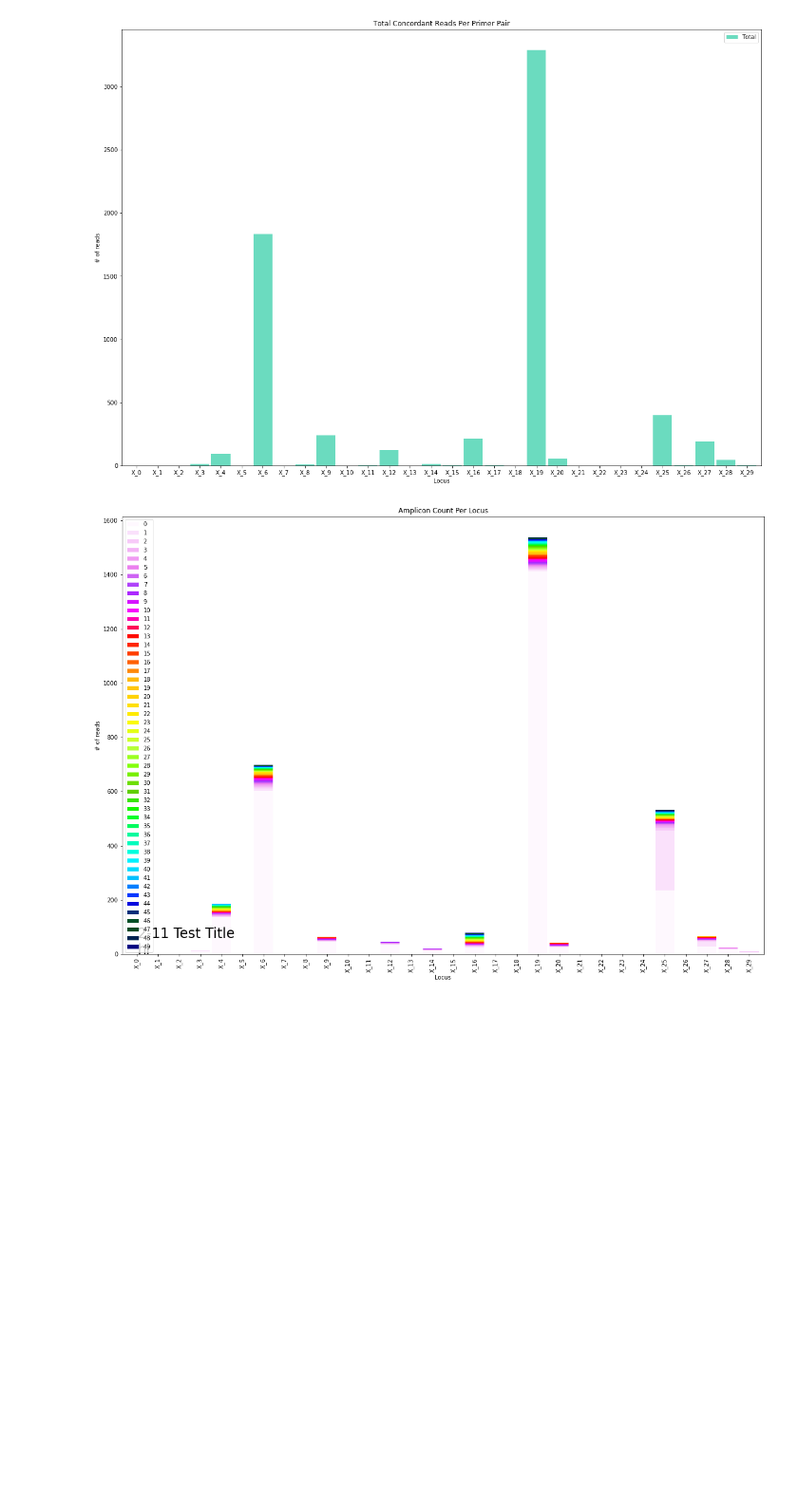
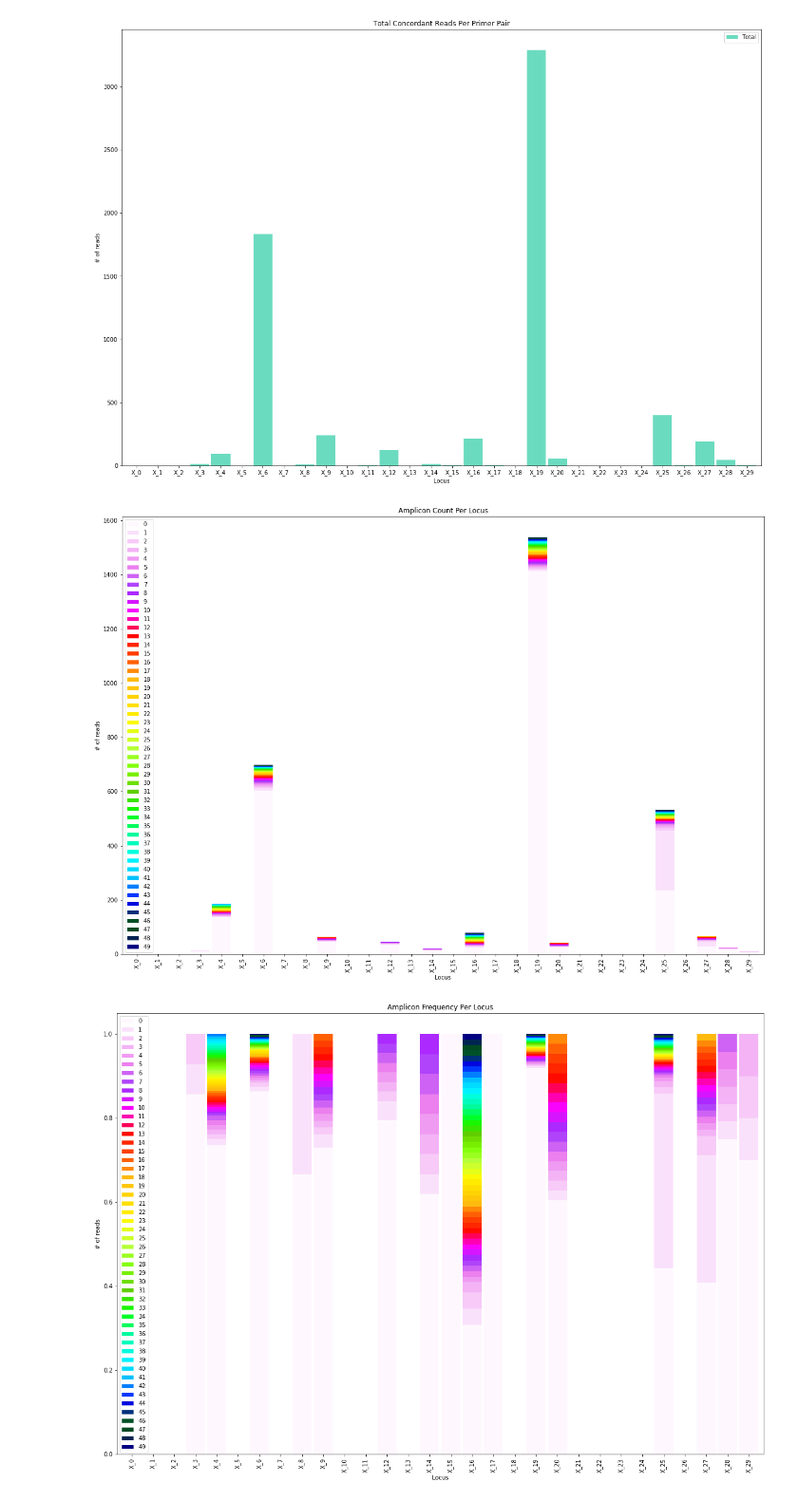
Before and after one commit to chena2247/CRISPR-Pools-Data-Analysis, a Jupyter notebook: PCR Multiplex.ipynb, the cells around one changed output. Shown: that part at 95% size. Drawn from its saved outputs; the diff is of its cells as text; code cells hidden in the pictures; blank space fills up the shorter version.

```diff
--- a/PCR Multiplex.ipynb
+++ b/PCR Multiplex.ipynb
@@ -1726,6 +1728,11 @@ from os import listdir
 import matplotlib.pyplot as plt
 from matplotlib.backends.backend_pdf import PdfPages
 import matplotlib
+from Bio import SeqIO
+import re
+import os
+from os.path import join
+import csv
 
 locus_data = '/Users/annechen/Downloads/CRISPR_Pools_Data/results/align/2-11_S18_L001_001_locus_table.csv'
 
@@ -1735,9 +1742,14 @@ with PdfPages('/Users/annechen/Downloads/2-11-test.pdf') as pdf:
     ##txt = '2-11 Test Title\nhi'
     ##plt.text(0.05,0.95, txt, transform=fig.transFigure, size=24)
     ##pdf.savefig()
+    matplotlib.rcParams['axes.spines.left'] = True
+    matplotlib.rcParams['axes.spines.right'] = True
+    matplotlib.rcParams['axes.spines.top'] = True
+    matplotlib.rcParams['axes.spines.bottom'] = True
 
     locus_df = pd.read_csv(locus_data, sep='\t')
     colors = ["#aaf0de", "#6bdbbf", '#1ec99f', '#008766']
+
     ## Creating second stacked bar graph
 
     mod_locus_df = locus_df.set_index('index')
@@ -1747,51 +1759,51 @@ with PdfPages('/Users/annechen/Downloads/2-11-test.pdf') as pdf:
 
     ##mod_locus_df.plot.bar(stacked=True, cmap='gnuplot', figsize=(20,14), width=0.9)
     mod_locus_df.plot.bar(stacked=True, cmap='gist_ncar_r', figsize=(20,14), width=0.9)
-    txt = '2-11 Test Title\nhi'
-    plt.text(0.05,0.95, txt, size=24)
     plt.title('Amplicon Count Per Locus')
     plt.ylabel('# of reads')
     plt.xlabel('Locus')
+
     pdf.savefig()
 
     ## Creating third stacked bar graph
 
     mod = locus_df.set_index('index')
     del mod['Total']
     mod = mod.iloc[:, : 50]
     mod.insert(0, 'Total', mod.sum(axis=1))
     ##colors = ["#aaf0de", "#6bdbbf", '#1ec99f', '#008766']
 
     for index, row in mod.iterrows():
         total = mod.loc[index,'Total']
         i=0
         while i<50:
             ##print mod.loc[index,str(i)]/total
             mod.loc[index,str(i)] = mod.loc[index,str(i)]/total
             i=i+1
             ##mod.loc[index,str(i)]
 
     del mod['Total']
 
     mod.plot.bar(stacked=True, cmap='gist_ncar_r', figsize=(20,14), width=0.9)
     plt.title('Amplicon Frequency Per Locus')
     plt.ylabel('# of reads')
     plt.xlabel('Locus')
     pdf.savefig()
 
+    ## Maybe a little inelegant but creates an plot object for a third page and removes all text and ticks to make room for alignment text
+    fig = plt.figure(figsize=(20,14))
+    matplotlib.rcParams['axes.spines.left'] = False
+    matplotlib.rcParams['axes.spines.right'] = False
+    matplotlib.rcParams['axes.spines.top'] = False
+    matplotlib.rcParams['axes.spines.bottom'] = False
+    plt.tick_params(axis='x', bottom=False, top=False, labelbottom=False)
+    plt.tick_params(axis='y', left=False, right=False, labelleft=False)
+
+    plt.text(0.03, 0.1, het_matches, fontsize=12, transform=plt.gcf().transFigure)
+    pdf.savefig()
+
     plt.close()
-
-
-https://stackoverflow.com/questions/42435446/how-to-put-text-outside-python-plots
-textstr = "hello boo boo, huh?\n second line very long................odfdfelelldl   sldld \nthird line!"
-mod_locus_df.plot.bar(stacked=True, cmap='gnuplot', figsize=(20,14), width=0.9)
-##mod_locus_df.plot.bar(stacked=True, cmap='gist_ncar_r', figsize=(20,14), width=0.9)
-plt.text(0.02, 0.9, textstr, fontsize=14, transform=plt.gcf().transFigure)
-plt.title('Amplicon Count Per Locus')
-plt.ylabel('# of reads')
-plt.xlabel('Locus')
-pdf.savefig()
-plt.close()
 # %% [output]
-[figure, old version]
+[figure, new version]
+[figure, added]
 # %%
```
Also changed, not shown: parts of 6 cells of this notebook.
